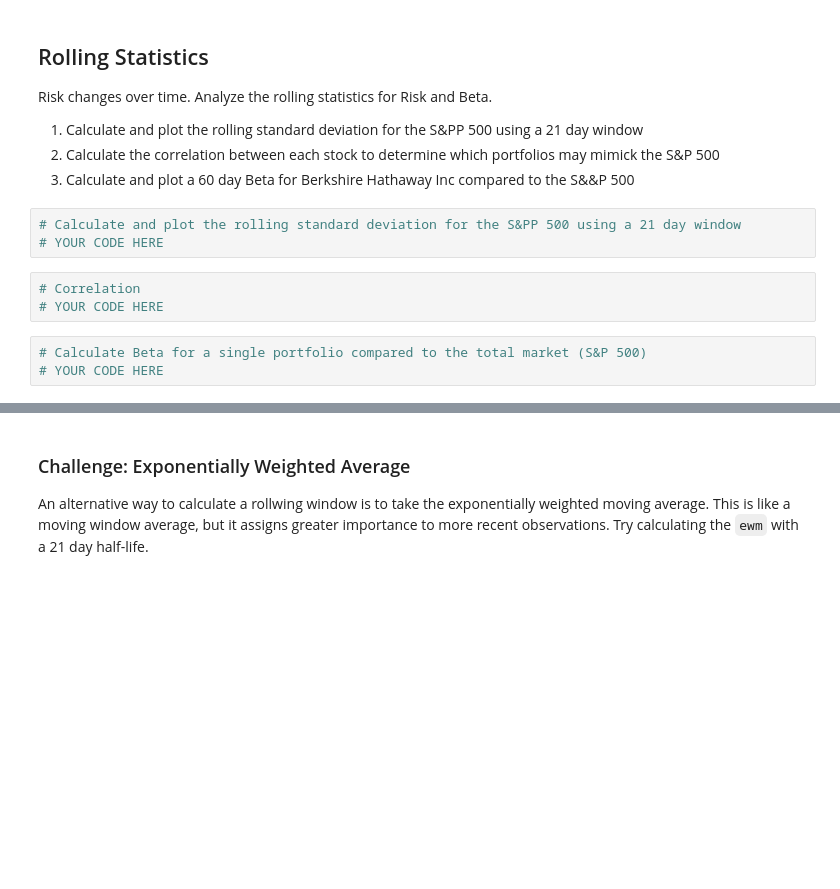
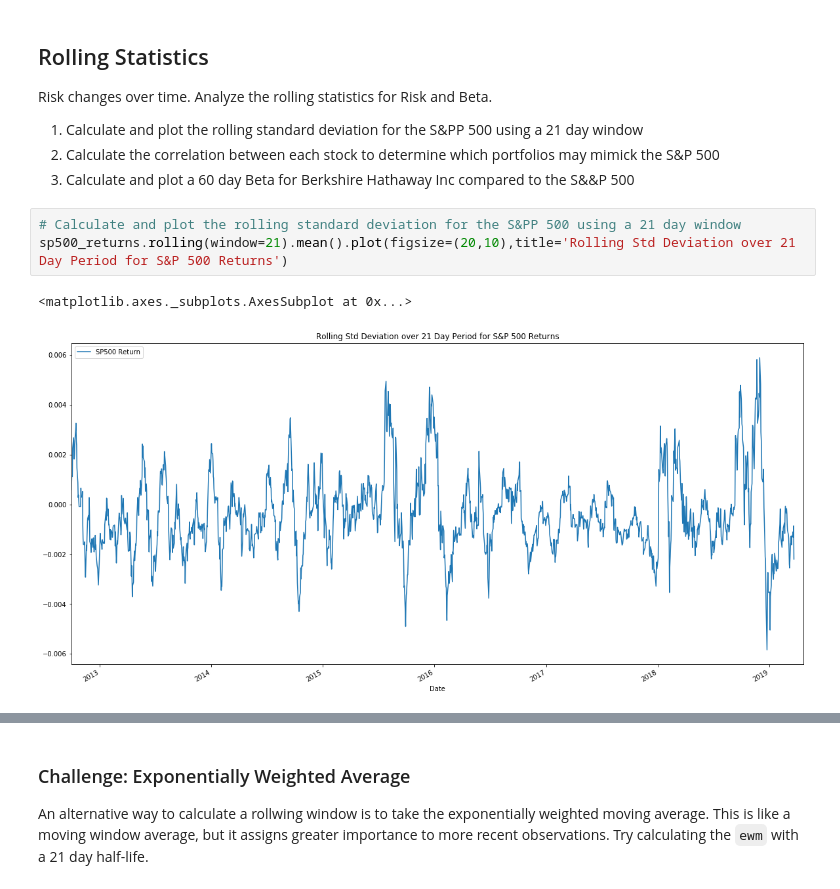
Before and after one commit to awanzek/pandas-homework, a Jupyter notebook: whale_analysis.ipynb, the cells around one changed output, grey strips where cells are left out. Drawn from its saved outputs; the diff is of its cells as text; blank space fills up the shorter version.

Commit message:
completed rolling statistics items in wahle_analysis.ipynb

```diff
--- a/whale_analysis.ipynb
+++ b/whale_analysis.ipynb
@@ -252,10 +252,7 @@ Risk changes over time. Analyze the rolling statistics for Risk and Beta.
 2. Calculate and plot a 60 day Beta for Berkshire Hathaway Inc compared to the S&&P 500
 # %%
 # Calculate and plot the rolling standard deviation for the S&PP 500 using a 21 day window
-# YOUR CODE HERE
+sp500_returns.rolling(window=21).mean().plot(figsize=(20,10),title='Rolling Std Deviation over 21 Day Period for S&P 500 Returns')
+# %% [output]
+<matplotlib.axes._subplots.AxesSubplot at 0x...>
+[figure, added]
-# %%
-# Correlation
-# YOUR CODE HERE
-# %%
-# Calculate Beta for a single portfolio compared to the total market (S&P 500)
-# YOUR CODE HERE
```
Also changed, not shown: parts of 7 cells of this notebook.
